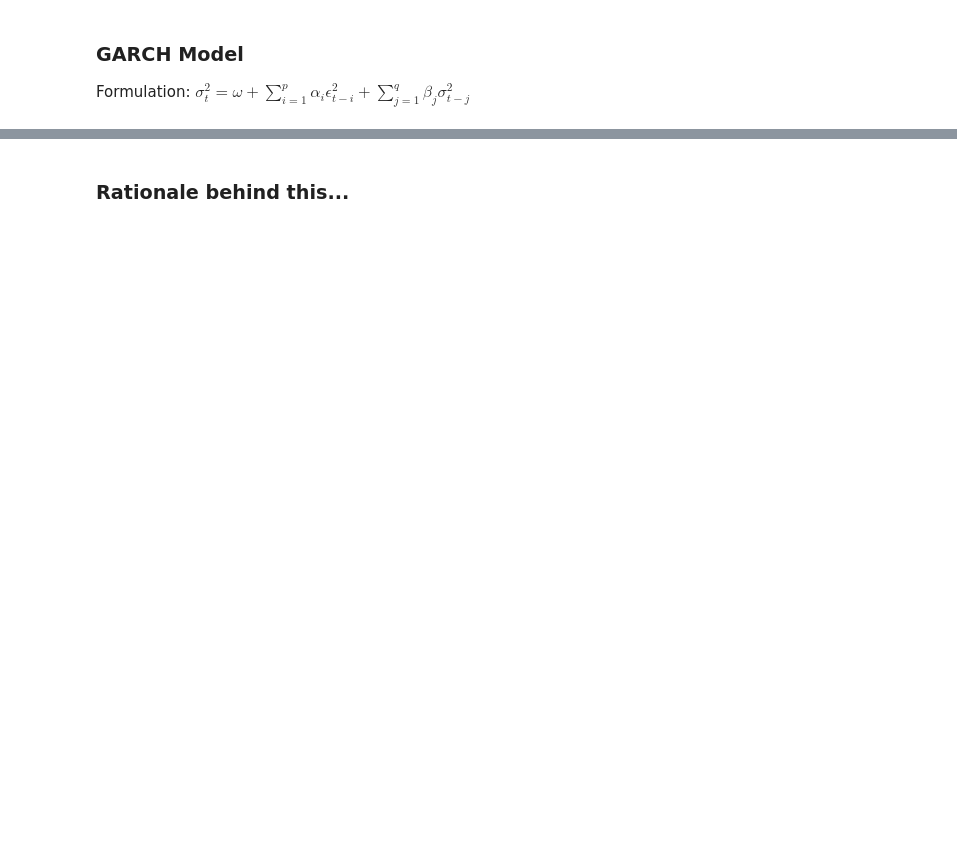
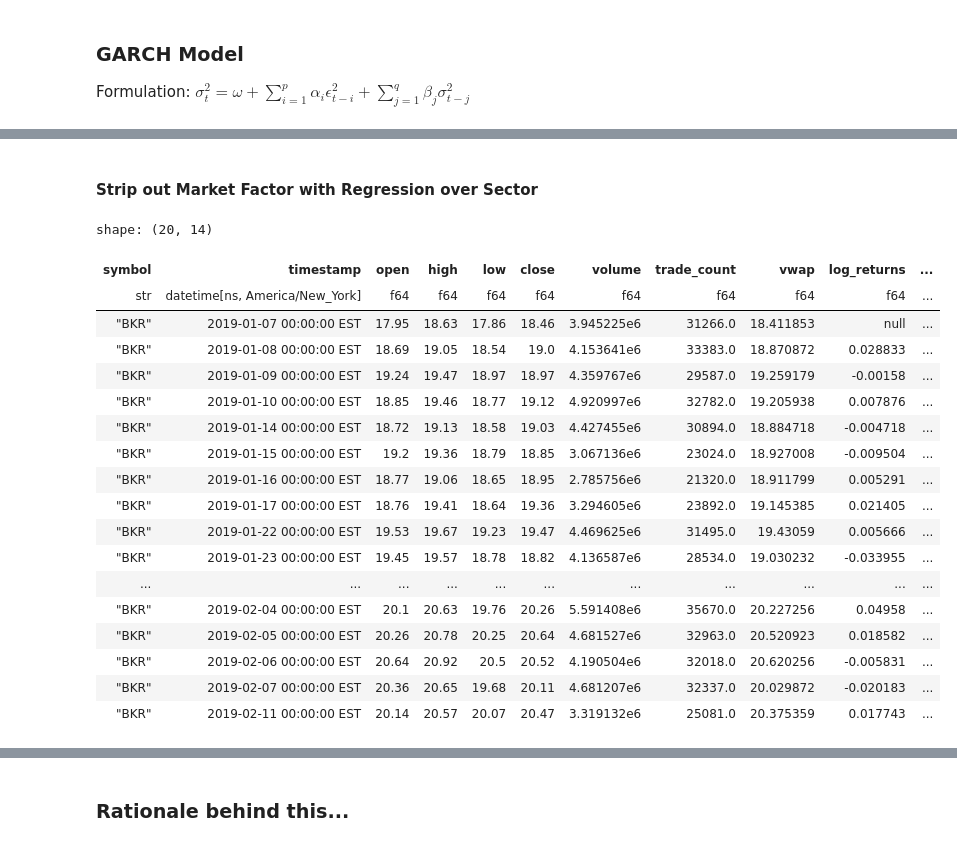
Before and after one commit to zhatz111/quant-alpha-model, a Jupyter notebook: notebooks/03_regime-detection.ipynb, the cells around one changed output, grey strips where cells are left out. Drawn from its saved outputs; the diff is of its cells as text; code cells hidden in the pictures; blank space fills up the shorter version.

```diff
--- a/notebooks/03_regime-detection.ipynb
+++ b/notebooks/03_regime-detection.ipynb
@@ -272 +249,55 @@ $\sigma^2_t = \omega + \sum_{i=1}^p \alpha_i \epsilon^2_{t-i} + \sum^q_{j=1} \be
+# %% [markdown]
+#### Strip out Market Factor with Regression over Sector
+# %%
+# 1. Isolate the Sector Data (Your "X")
+# We rename log_returns to 'market_returns' to avoid collision
+sector_df = df_transformed.filter(
+    pl.col("symbol") == "XLE"
+).select([
+    pl.col("timestamp"),
+    pl.col("log_returns").alias("market_returns")
+])
+
+# 2. Join Sector Data to your Main Data
+# Now every row has 'log_returns' (Stock) and 'market_returns' (Sector)
+# We filter out XLE from the main part so we don't regress XLE vs XLE
+combined_df = df_transformed.filter(
+    pl.col("symbol") != "XLE"
+).join(
+    sector_df, on="timestamp", how="left"
+).sort(["symbol", "timestamp"]) # Sorting is CRITICAL for rolling windows
+
+# 3. Run Rolling OLS in one massive vectorized operation
+# We use .over("symbol") to handle the grouping automatically
+result_df = combined_df.with_columns(
+    pl.col("log_returns").least_squares.rolling_ols(
+        pl.col("market_returns"),
+        window_size=60,
+        mode="predictions", # Returns struct with intercept and slope
+        add_intercept=True
+    ).over("symbol").alias("market_predictions")
+).with_columns(
+    (pl.col("log_returns") - pl.col("market_predictions")).alias("corrected_log_returns")
+)
+result_df.head(20)
+# %% [output]
+shape: (20, 14)
+| symbol | timestamp | open | high | low | close | volume | trade_count | vwap | log_returns | ... |
+| str | datetime[ns, America/New_York] | f64 | f64 | f64 | f64 | f64 | f64 | f64 | f64 | ... |
+| "BKR" | 2019-01-07 00:00:00 EST | 17.95 | 18.63 | 17.86 | 18.46 | 3.945225e6 | 31266.0 | 18.411853 | null | ... |
+| "BKR" | 2019-01-08 00:00:00 EST | 18.69 | 19.05 | 18.54 | 19.0 | 4.153641e6 | 33383.0 | 18.870872 | 0.028833 | ... |
+| "BKR" | 2019-01-09 00:00:00 EST | 19.24 | 19.47 | 18.97 | 18.97 | 4.359767e6 | 29587.0 | 19.259179 | -0.00158 | ... |
+| "BKR" | 2019-01-10 00:00:00 EST | 18.85 | 19.46 | 18.77 | 19.12 | 4.920997e6 | 32782.0 | 19.205938 | 0.007876 | ... |
+| "BKR" | 2019-01-14 00:00:00 EST | 18.72 | 19.13 | 18.58 | 19.03 | 4.427455e6 | 30894.0 | 18.884718 | -0.004718 | ... |
+| "BKR" | 2019-01-15 00:00:00 EST | 19.2 | 19.36 | 18.79 | 18.85 | 3.067136e6 | 23024.0 | 18.927008 | -0.009504 | ... |
+| "BKR" | 2019-01-16 00:00:00 EST | 18.77 | 19.06 | 18.65 | 18.95 | 2.785756e6 | 21320.0 | 18.911799 | 0.005291 | ... |
+| "BKR" | 2019-01-17 00:00:00 EST | 18.76 | 19.41 | 18.64 | 19.36 | 3.294605e6 | 23892.0 | 19.145385 | 0.021405 | ... |
+| "BKR" | 2019-01-22 00:00:00 EST | 19.53 | 19.67 | 19.23 | 19.47 | 4.469625e6 | 31495.0 | 19.43059 | 0.005666 | ... |
+| "BKR" | 2019-01-23 00:00:00 EST | 19.45 | 19.57 | 18.78 | 18.82 | 4.136587e6 | 28534.0 | 19.030232 | -0.033955 | ... |
+| ... | ... | ... | ... | ... | ... | ... | ... | ... | ... | ... |
+| "BKR" | 2019-02-04 00:00:00 EST | 20.1 | 20.63 | 19.76 | 20.26 | 5.591408e6 | 35670.0 | 20.227256 | 0.04958 | ... |
+| "BKR" | 2019-02-05 00:00:00 EST | 20.26 | 20.78 | 20.25 | 20.64 | 4.681527e6 | 32963.0 | 20.520923 | 0.018582 | ... |
+| "BKR" | 2019-02-06 00:00:00 EST | 20.64 | 20.92 | 20.5 | 20.52 | 4.190504e6 | 32018.0 | 20.620256 | -0.005831 | ... |
+| "BKR" | 2019-02-07 00:00:00 EST | 20.36 | 20.65 | 19.68 | 20.11 | 4.681207e6 | 32337.0 | 20.029872 | -0.020183 | ... |
+| "BKR" | 2019-02-11 00:00:00 EST | 20.14 | 20.57 | 20.07 | 20.47 | 3.319132e6 | 25081.0 | 20.375359 | 0.017743 | ... |
 # %%
```
Also changed, not shown: parts of 18 cells of this notebook, 37 other files.
